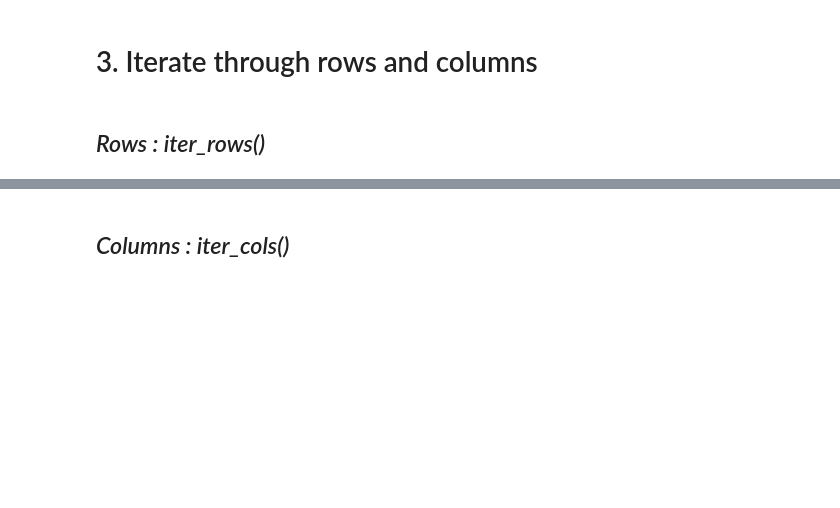
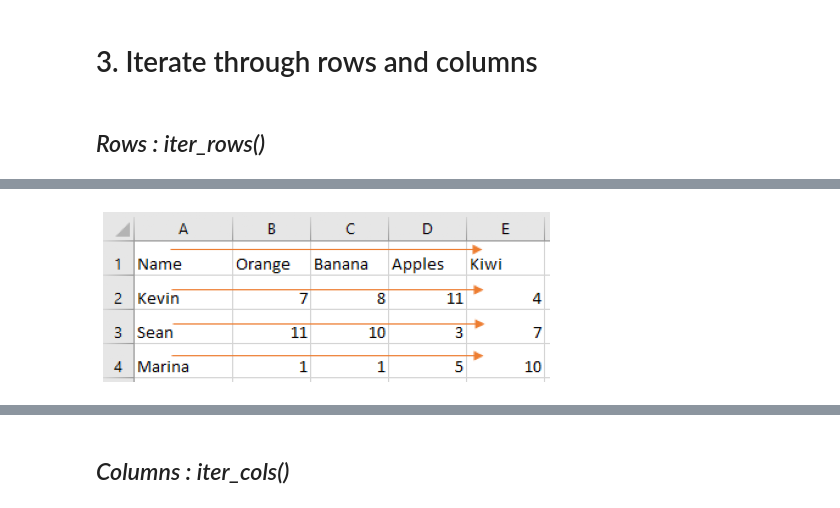
Before and after one commit to datalover2023/Module_3, a Jupyter notebook: Excel_processing_Basics_Colab_Module_3_backup_v2.ipynb, the cells around one changed output, grey strips where cells are left out. Saved outputs shown, nothing was run; the diff lists cells and outputs as text; code cells hidden in the pictures; blank space fills up the shorter version.

```diff
--- a/Excel_processing_Basics_Colab_Module_3_backup_v2.ipynb
+++ b/Excel_processing_Basics_Colab_Module_3_backup_v2.ipynb
@@ -455,9 +537,11 @@ print('only cell referances will be displayed...')
 # %%
 # display image
-img = mpimg.imread('images/img_2.png')
+img = mpimg.imread('images/img_2.PNG')
 plt.imshow(img)
 plt.axis('off')
 plt.show()
+# %% [output]
+[figure, added]
 # %%
 # if we add << values_only=True >>
 
```
Also changed, not shown: parts of 29 cells of this notebook.
